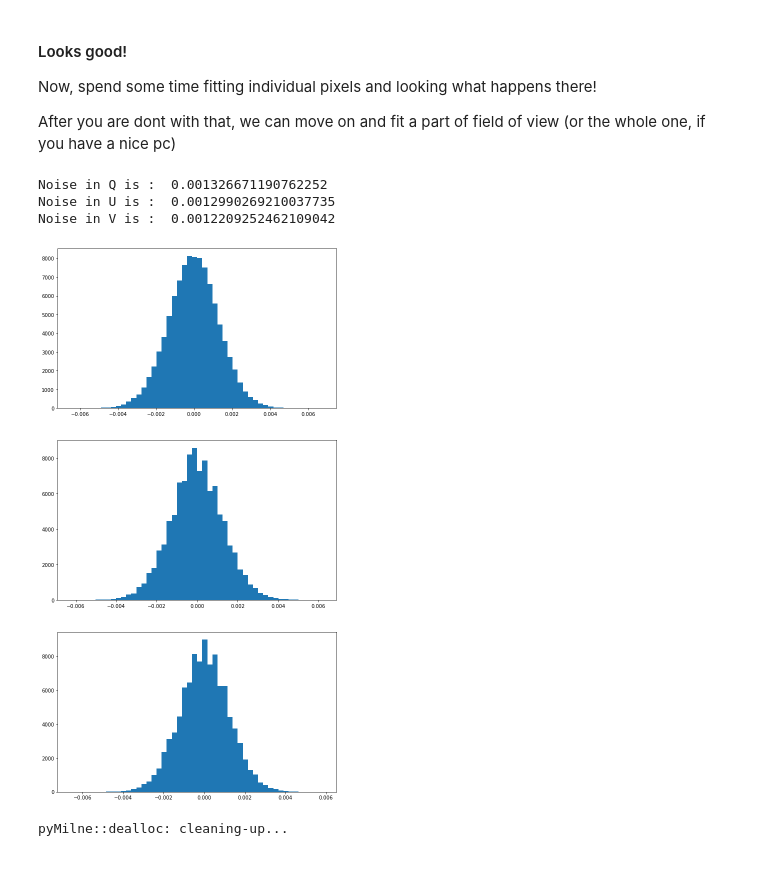
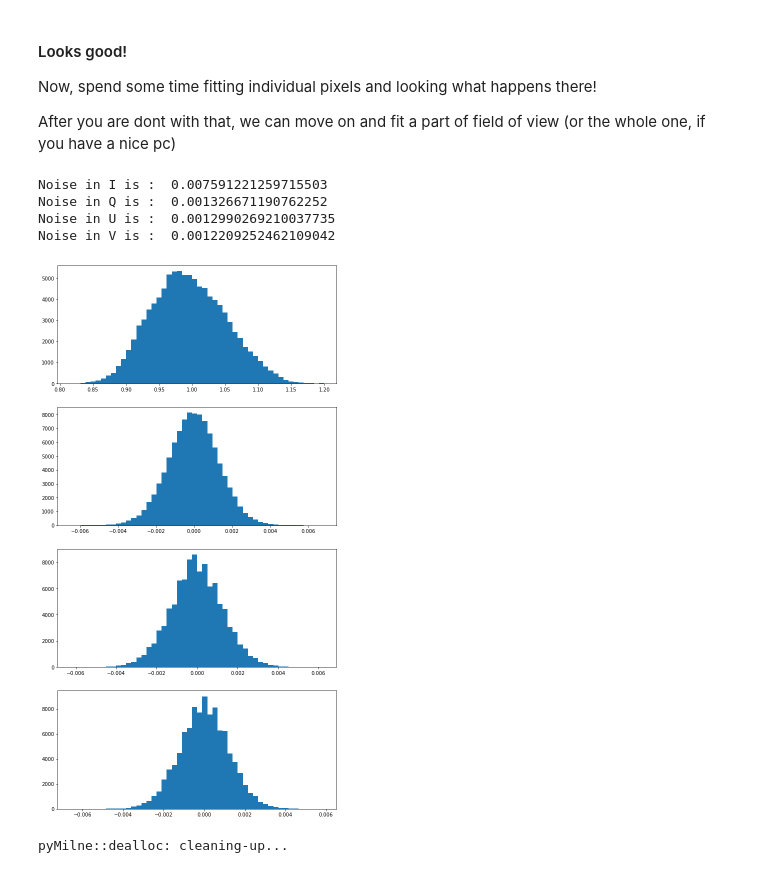
Before and after one commit to ivanzmilic/me_inversion_exercises, a Jupyter notebook: invert_hinode_from_workshop.ipynb, the cells around one changed output. Cells and saved outputs as stored; diff of their text form; code cells hidden in the pictures.

```diff
--- a/invert_hinode_from_workshop.ipynb
+++ b/invert_hinode_from_workshop.ipynb
@@ -158,20 +158,25 @@ Now, spend some time fitting individual pixels and looking what happens there!
 After you are dont with that, we can move on and fit a part of field of view (or the whole one, if you have a nice pc)
 # %%
 plt.figure(figsize=[10,20])
-plt.subplot(311)
+plt.subplot(411)
+#plt.hist((stokes[:100,:100,0,-10:]-np.mean(stokes[:100,:100,0,-10:],axis=2)[:,:,None]).flatten(),bins=50)
+plt.hist(stokes[:100,:100,0,-10:].flatten(),bins=50)
+plt.subplot(412)
 plt.hist(stokes[:100,:100,1,-10:].flatten(),bins=50)
-plt.subplot(312)
+plt.subplot(413)
 plt.hist(stokes[:100,:100,2,-10:].flatten(),bins=50)
-plt.subplot(313)
-plt.hist(stokes[:100,:100,-10:].flatten(),bins=50)
+plt.subplot(414)
+plt.hist(stokes[:100,:100,3,-10:].flatten(),bins=50)
+print("Noise in I is : ",np.std((stokes[:100,:100,0,-10:]-np.mean(stokes[:100,:100,0,-10:],axis=2)[:,:,None]) ))
 print("Noise in Q is : ",np.std(stokes[:100,:100,1,-10:]))
 print("Noise in U is : ",np.std(stokes[:100,:100,2,-10:]))
 print("Noise in V is : ",np.std(stokes[:100,:100,3,-10:]))
 # %% [output]
+Noise in I is :  0.007591221259715503
 Noise in Q is :  0.001326671190762252
 Noise in U is :  0.0012990269210037735
 Noise in V is :  0.0012209252462109042
-[figure, old version]
+[figure, new version]
 # %%
 # First part is to make use of the parallel capabilities of modern processors and do this with
 # multiple threads
```
Also changed, not shown: parts of 8 cells of this notebook.
